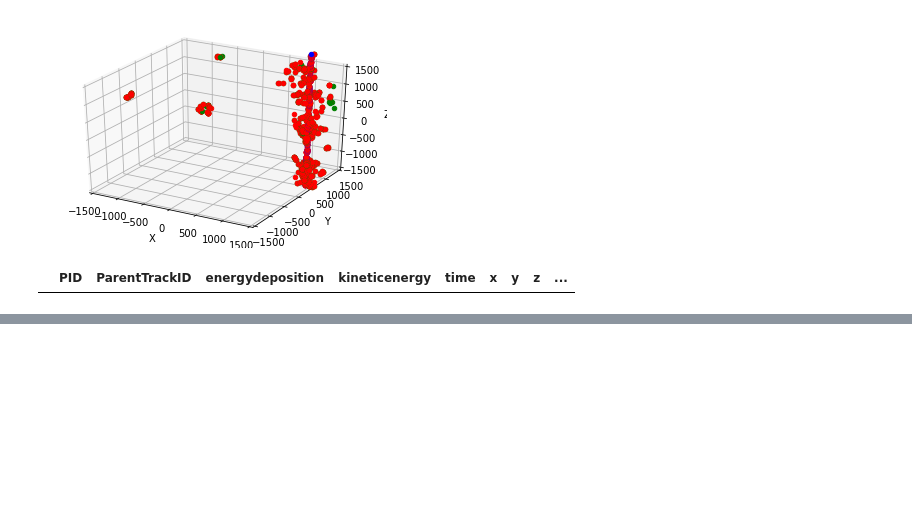
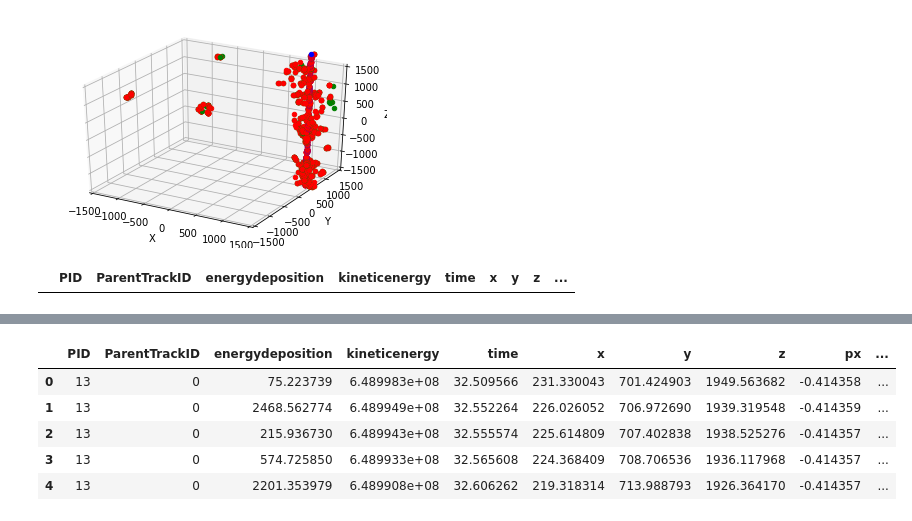
Before and after one commit to luigiberducci/ML4NP, a Jupyter notebook: Notebooks/looking_for_gammas_around_ar41_ncapture.ipynb, the cells around one changed output, grey strips where cells are left out. Saved outputs shown, nothing was run; the diff lists cells and outputs as text; code cells hidden in the pictures; blank space fills up the shorter version.

```diff
--- a/Notebooks/looking_for_gammas_around_ar41_ncapture.ipynb
+++ b/Notebooks/looking_for_gammas_around_ar41_ncapture.ipynb
@@ -135,0 +139,19 @@ event0[event0.ParentTrackID==2114]
+# %%
+import numpy as np, pandas as pd
+import os
+
+datadir = os.path.join("..", "Data", "muons")
+files = ["output14210300_part1.csv", "output14210300_part2.csv"]
+
+output14210300 = pd.read_csv(os.path.join(datadir, files[0]), index_col=False)
+for file in files[1:]:
+    tmp = pd.read_csv(os.path.join(datadir, file), index_col=False)
+    output14210300 = pd.concat([output14210300, tmp])
+output14210300.head()
+# %% [output]
+|  | PID | ParentTrackID | energydeposition | kineticenergy | time | x | y | z | px | ... |
+| 0 | 13 | 0 | 75.223739 | 6.489983e+08 | 32.509566 | 231.330043 | 701.424903 | 1949.563682 | -0.414358 | ... |
+| 1 | 13 | 0 | 2468.562774 | 6.489949e+08 | 32.552264 | 226.026052 | 706.972690 | 1939.319548 | -0.414359 | ... |
+| 2 | 13 | 0 | 215.936730 | 6.489943e+08 | 32.555574 | 225.614809 | 707.402838 | 1938.525276 | -0.414357 | ... |
+| 3 | 13 | 0 | 574.725850 | 6.489933e+08 | 32.565608 | 224.368409 | 708.706536 | 1936.117968 | -0.414357 | ... |
+| 4 | 13 | 0 | 2201.353979 | 6.489908e+08 | 32.606262 | 219.318314 | 713.988793 | 1926.364170 | -0.414357 | ... |
```
Also changed, not shown: parts of 4 cells of this notebook, 51 other files.
